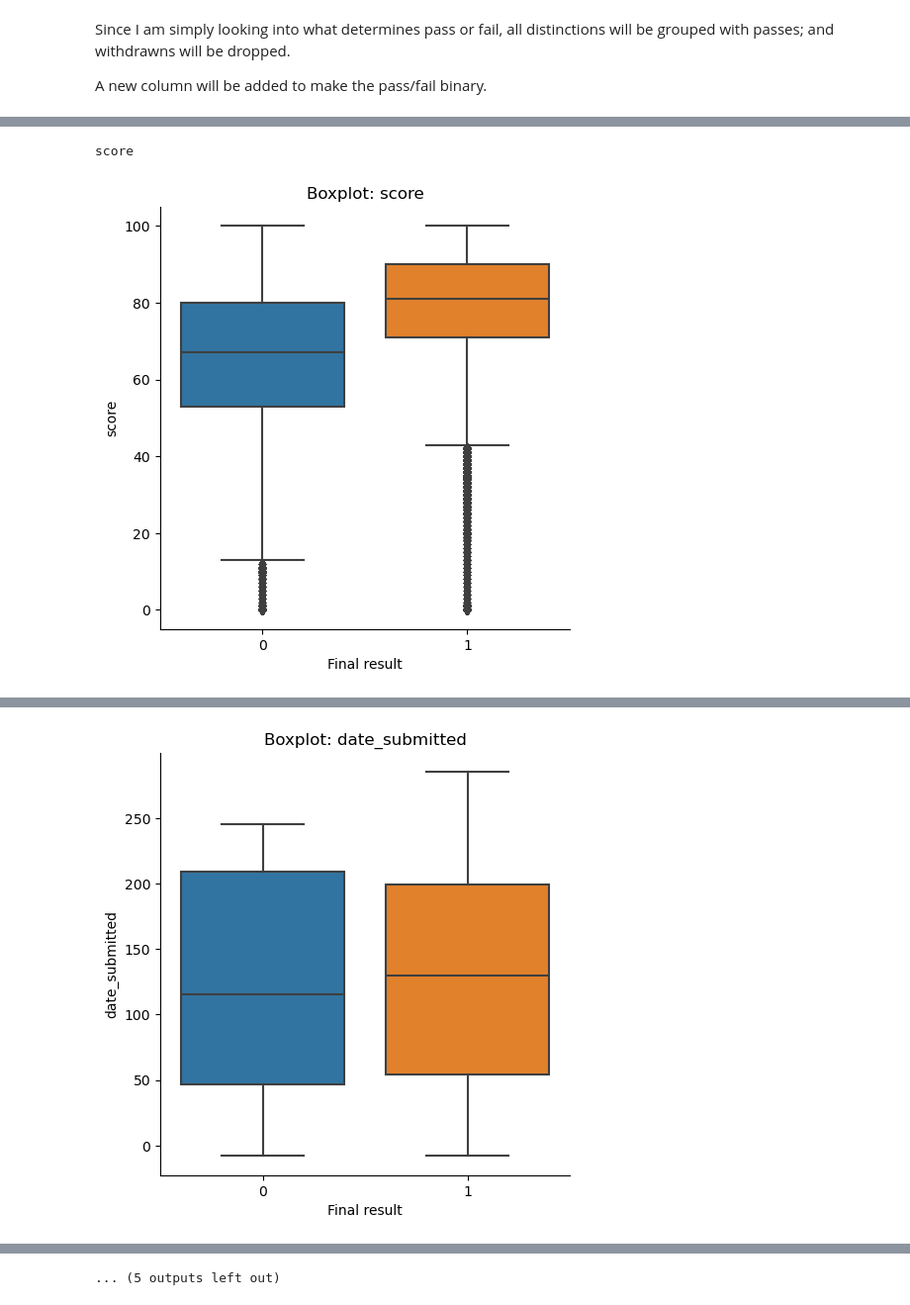
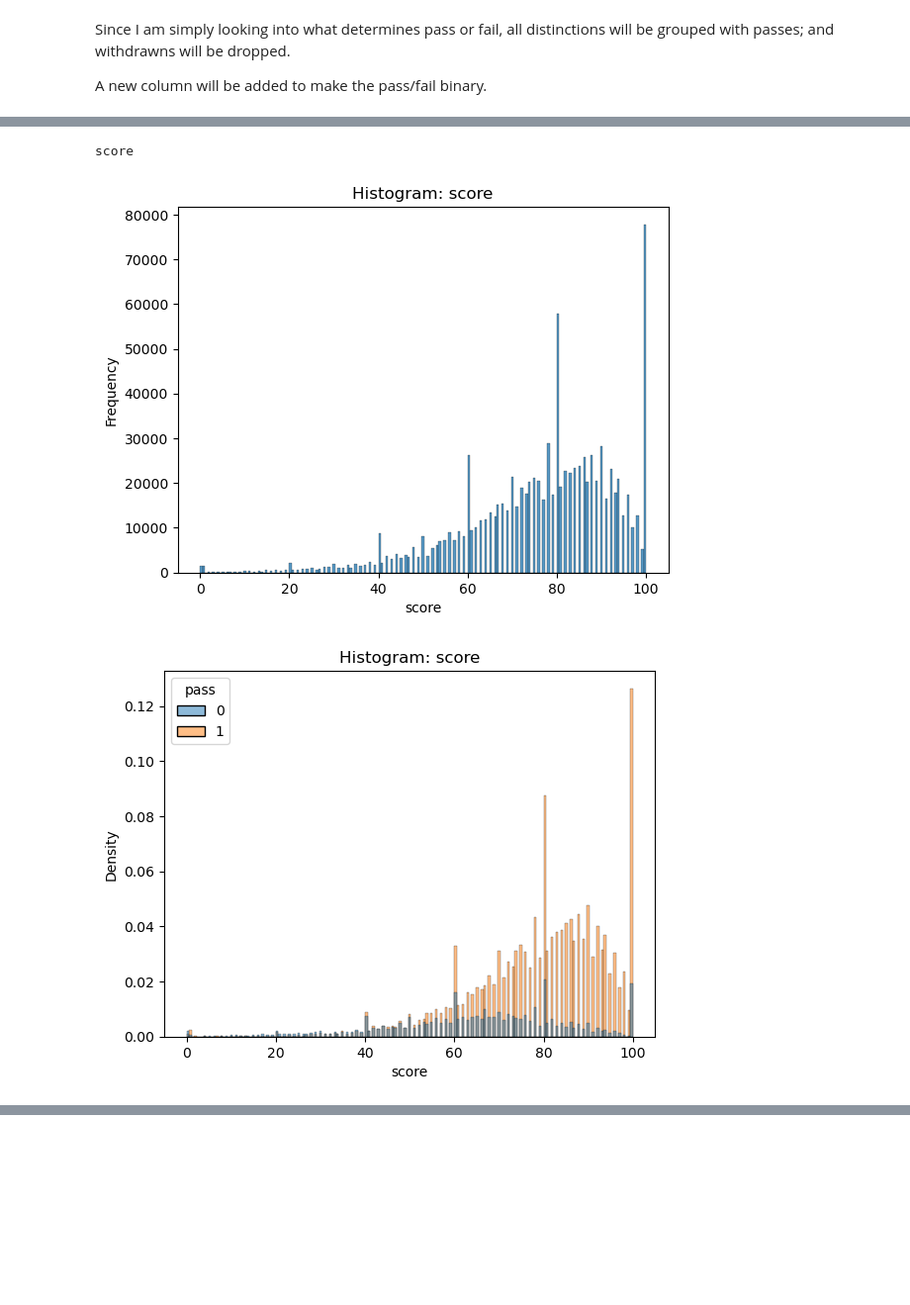
Before and after one commit to jpjavier23/springboard_eda_project, a Jupyter notebook: eda_stage_capstone_2.ipynb, the cells around one changed output, grey strips where cells are left out. Shown at 99% size. Drawn from its saved outputs; the diff is of its cells as text; code cells hidden in the pictures; blank space fills up the shorter version.

```diff
--- a/eda_stage_capstone_2.ipynb
+++ b/eda_stage_capstone_2.ipynb
@@ -293,0 +184,6 @@ rf_df.shape
+# %%
+df_no_with = df_dup_drop[df_dup_drop['final_result'] != 'Withdrawn']
+df_no_with['pass'] = np.where(df_no_with['final_result'] == 'Fail', 0, 1)
+df = df_no_with.drop(['final_result'], axis = 1)
+df[['id_student', 'id_site', 'id_assessment']] = df[['id_student', 'id_site', 'id_assessment']].astype(str)
+df.shape
@@ -402,5 +416,4 @@ df.head()
 # %%
-cat_top = ['id_site', 'id_assessment']
-rel_top = ['score', 'date_submitted', 'date', 'studied_credits', 'weight', 'date_registration', 'num_of_prev_attempts', 'module_presentation_length']
-
-cat_bottom = ['activity_type', 'highest_education', 'is_banked', 'region', 'code_module']
+rel_top = ['score', 'date_submitted', 'date', 'studied_credits',
+           'weight', 'date_registration', 'num_of_prev_attempts',
+           'module_presentation_length', 'sum_click']
@@ -432,13 +436,0 @@ Since 0.0 is less than or equal to 0.00026881720430107527, we reject the null hy
-# %%
-for i in cat_bottom:
-    table = pd.crosstab(df[i], df['pass']).values
-    x_chi = stats.chi2_contingency(table)
-    print(i)
-    print(f'Chi squared stats: {x_chi.statistic}')
-    print(f'Chi squared p-value: {x_chi.pvalue}')
-    print(f'Bonferoni corrected alpha: {bon_correct(0.05, x_chi.dof)}')
-    if x_chi.pvalue <= bon_correct(0.05, x_chi.dof):
-        print(f'Since {x_chi.pvalue} is less than or equal to {bon_correct(0.05, x_chi.dof)}, we reject the null hypothesis in favor of the alternative; that a passing final result may not be independent of {i}.')
-    else:
-        print(f'Since {x_chi.pvalue} is greater than {bon_correct(0.05, x_chi.dof)}, we accept the null hypothesis that a passing final result may be independent of {i}.')
-    print()
@@ -463,29 +506,48 @@ Since 0.0 is less than or equal to 0.008333333333333333, we reject the null hypo
 # %%
 for i in rel_top:
     print(i)
+    _ = sns.histplot(x = i, data = df, stat = 'frequency')
+    _ = plt.xlabel(f'{i}')
+    _ = plt.ylabel('Frequency')
+    _ = plt.title(f'Histogram: {i}')
+    plt.show()
+
+    _ = sns.histplot(x = i, data = df, hue = 'pass', stat = 'density')
+    _ = plt.xlabel(f'{i}')
+    _ = plt.ylabel('Density')
+    _ = plt.title(f'Histogram: {i}')
+    plt.show()
+
     _ = sns.catplot(x = 'pass', y = i, data = df, kind = 'box')
     _ = plt.xlabel('Final result')
     _ = plt.ylabel(f'{i}')
     _ = plt.title(f'Boxplot: {i}')
     plt.show()
+
     print('Overall')
     print(f'Mean: {df[i].mean()}')
     print(f'Std: {df[i].std()}')
     print(f'Median: {df[i].median()}')
     print(f'Quartiles: {df[i].quantile([0.25, 0.75])}')
     print()
     print('Passed')
     print(f'Mean: {df[df['pass'] == 1][i].mean()}')
     print(f'Std: {df[df['pass'] == 1][i].std()}')
     print(f'Median: {df[df['pass'] == 1][i].median()}')
+    print(f'Minimum: {df[df['pass'] == 1][i].min()}')
     print(f'Quartiles: {df[df['pass'] == 1][i].quantile([0.25, 0.75])}')
+    print(f'Max: {df[df['pass'] == 1][i].max()}')
     print()
+
     print('Failed')
     print(f'Mean: {df[df['pass'] == 0][i].mean()}')
     print(f'Std: {df[df['pass'] == 0][i].std()}')
     print(f'Median: {df[df['pass'] == 0][i].median()}')
+    print(f'Minimum: {df[df['pass'] == 0][i].min()}')
     print(f'Quartiles: {df[df['pass'] == 0][i].quantile([0.25, 0.75])}')
+    print(f'Max: {df[df['pass'] == 0][i].max()}')
     print()
 # %% [output]
 score
-[figure, old version]
+[figure, new version]
+[figure, new version]
@@ -507,3 +570,2 @@ Name: score, dtype: float64
 
 date_submitted
-[figure, old version]
@@ -582 +595,0 @@ date_registration
-... (5 outputs left out)
```
Also changed, not shown: parts of 68 cells of this notebook.
